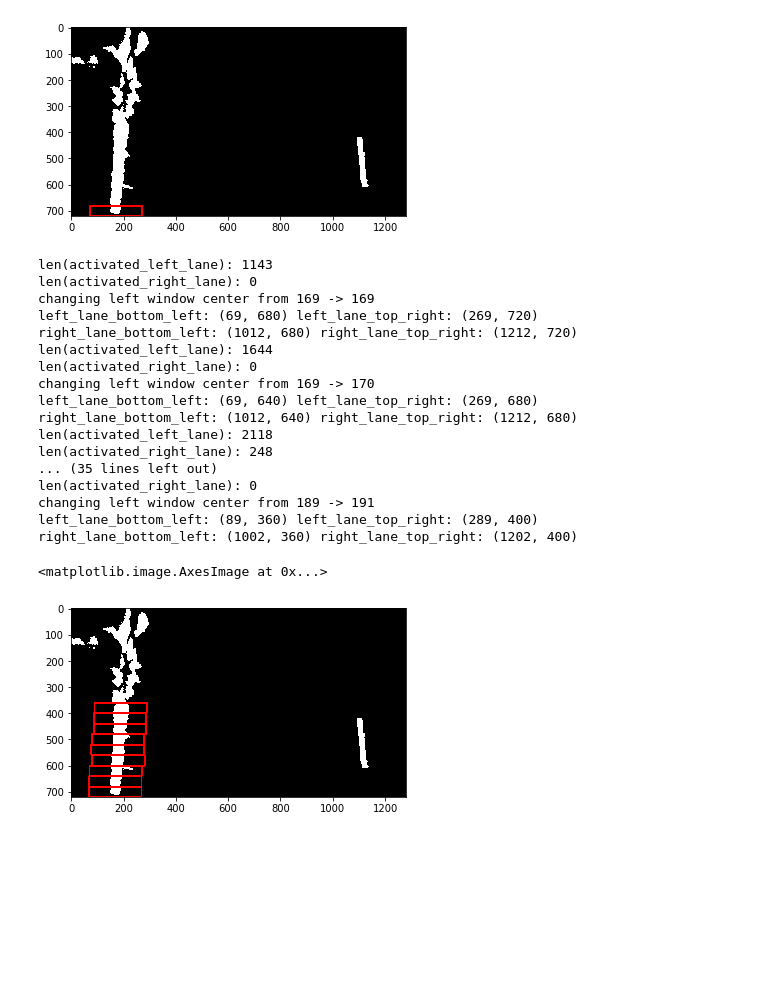
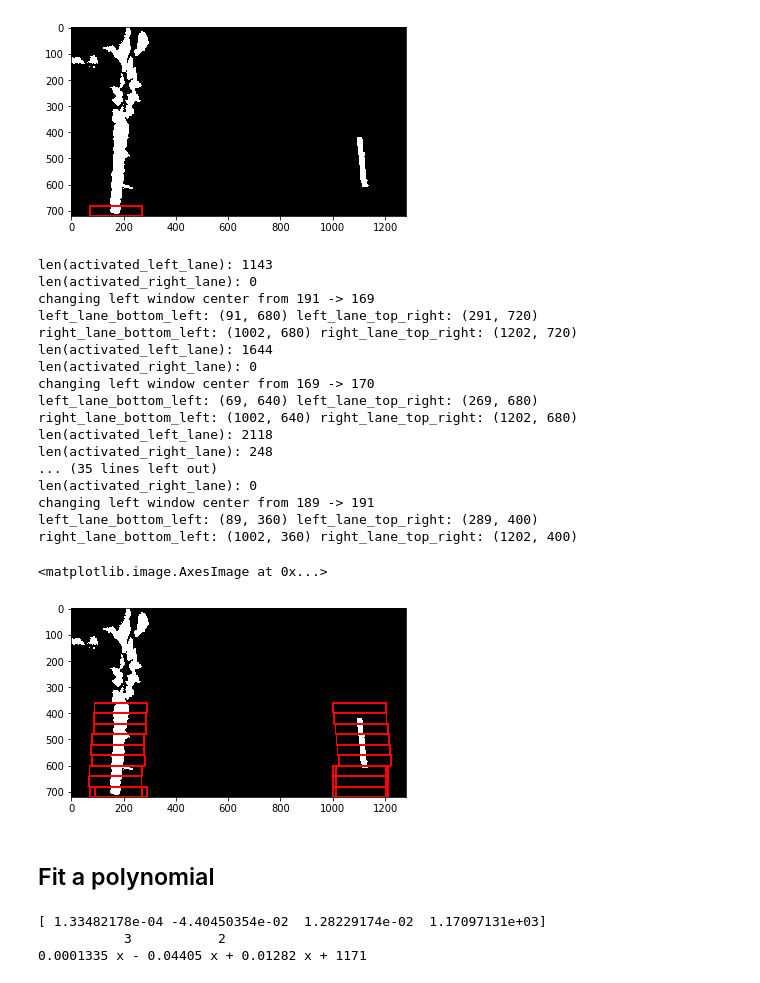
Before and after one commit to tleyden/CarND-Advanced-Lane-Lines, a Jupyter notebook: SlidingWindow.ipynb, the cells around one changed output. Cells and saved outputs as stored; diff of their text form; code cells hidden in the pictures; blank space fills up the shorter version.

Commit message:
Redo image pipeline

```diff
--- a/SlidingWindow.ipynb
+++ b/SlidingWindow.ipynb
@@ -191,14 +191,16 @@ for window in reversed(range(nwindows)):
         left_lane_top_right,
         binary_warped.nonzero())
     print("len(activated_left_lane): {}".format(len(activated_left_lane)))
-    left_lane_coords.append(activated_left_lane)
 
     activated_right_lane = get_activated_window(
         right_lane_bottom_left,
         right_lane_top_right,
         binary_warped.nonzero())
     print("len(activated_right_lane): {}".format(len(activated_right_lane)))
-    right_lane_coords.append(activated_right_lane)
+
+    # Append these to our lists left_lane_inds and right_lane_inds.
+    left_lane_coords += activated_left_lane
+    right_lane_coords += activated_right_lane
 
     # If the number of pixels you found in Step 4 are greater than your
     # hyperparameter minpix, re-center our window (i.e. leftx_current or rightx_current) based on the mean position of these pixels.
@@ -212,36 +214,36 @@ for window in reversed(range(nwindows)):
     rightx_current = get_updated_window_center(
         rightx_current,
         right_lane_bottom_left,
         right_lane_top_right,
         activated_right_lane,
         is_left=False,
     )
 
     cv2.rectangle(out_img, left_lane_bottom_left, left_lane_top_right, 255, 5)
+    cv2.rectangle(out_img, right_lane_bottom_left, right_lane_top_right, 255, 5)
 
-    # Append these to our lists left_lane_inds and right_lane_inds.
 
     print("left_lane_bottom_left: {} left_lane_top_right: {}".format(left_lane_bottom_left, left_lane_top_right))
     print("right_lane_bottom_left: {} right_lane_top_right: {}".format(right_lane_bottom_left, right_lane_top_right))
 
 plt.imshow(out_img)
 # %% [output]
 len(activated_left_lane): 1143
 len(activated_right_lane): 0
-changing left window center from 169 -> 169
-left_lane_bottom_left: (69, 680) left_lane_top_right: (269, 720)
-right_lane_bottom_left: (1012, 680) right_lane_top_right: (1212, 720)
+changing left window center from 191 -> 169
+left_lane_bottom_left: (91, 680) left_lane_top_right: (291, 720)
+right_lane_bottom_left: (1002, 680) right_lane_top_right: (1202, 720)
 len(activated_left_lane): 1644
 len(activated_right_lane): 0
 changing left window center from 169 -> 170
 left_lane_bottom_left: (69, 640) left_lane_top_right: (269, 680)
-right_lane_bottom_left: (1012, 640) right_lane_top_right: (1212, 680)
+right_lane_bottom_left: (1002, 640) right_lane_top_right: (1202, 680)
 len(activated_left_lane): 2118
 len(activated_right_lane): 248
 ... (35 lines left out)
 len(activated_right_lane): 0
 changing left window center from 189 -> 191
 left_lane_bottom_left: (89, 360) left_lane_top_right: (289, 400)
 right_lane_bottom_left: (1002, 360) right_lane_top_right: (1202, 400)
 <matplotlib.image.AxesImage at 0x...>
-[figure, old version]
+[figure, new version]
@@ -268,0 +250,2 @@ help(cv2.rectangle)
+# %% [markdown]
+## Fit a polynomial
@@ -268,0 +258,9 @@ help(cv2.rectangle)
+# %%
+z = np.polyfit(leftx, lefty, 3)
+print(z)
+p = np.poly1d(z)
+print(p)
+# %% [output]
+[ 1.33482178e-04 -4.40450354e-02  1.28229174e-02  1.17097131e+03]
+           3           2
+0.0001335 x - 0.04405 x + 0.01282 x + 1171
```
Also changed, not shown: parts of 14 cells of this notebook, 2 other files.
